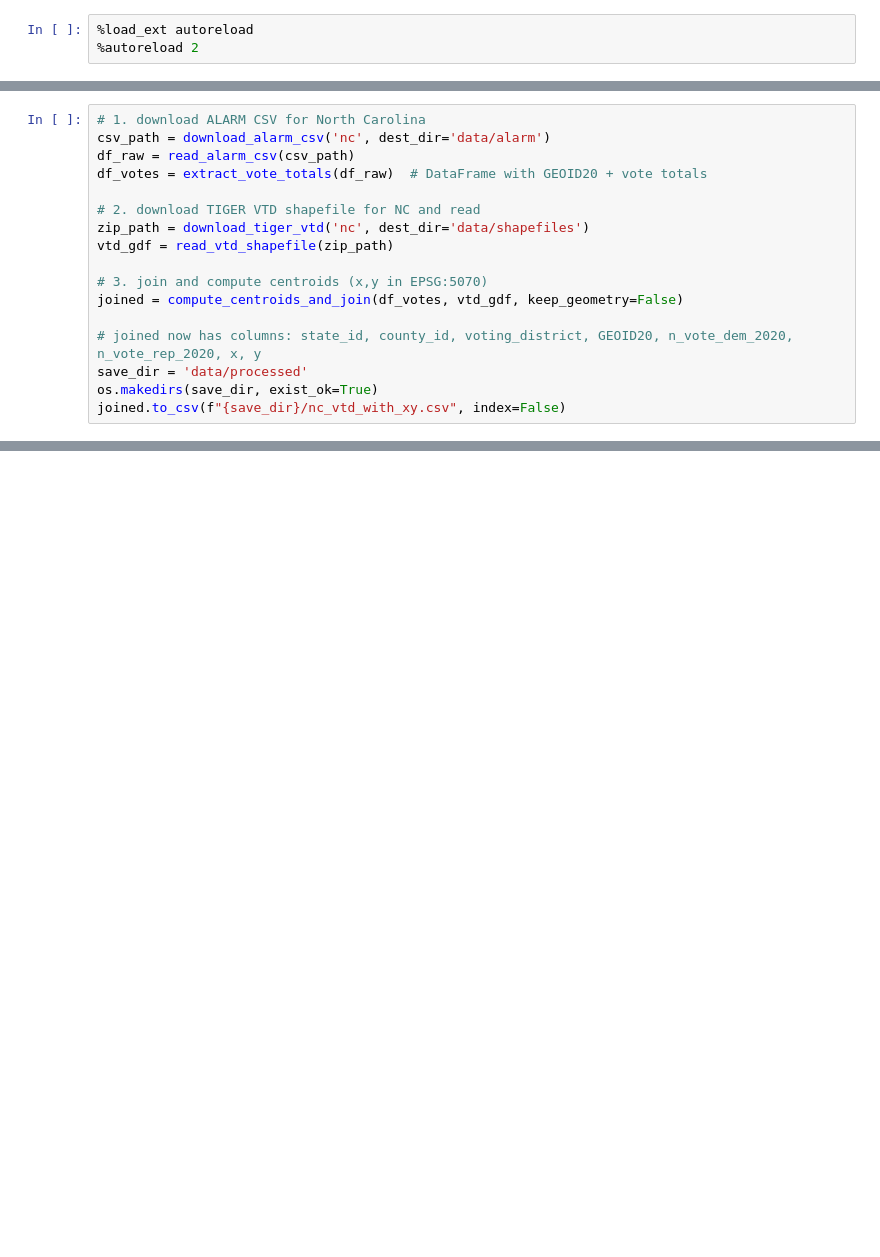
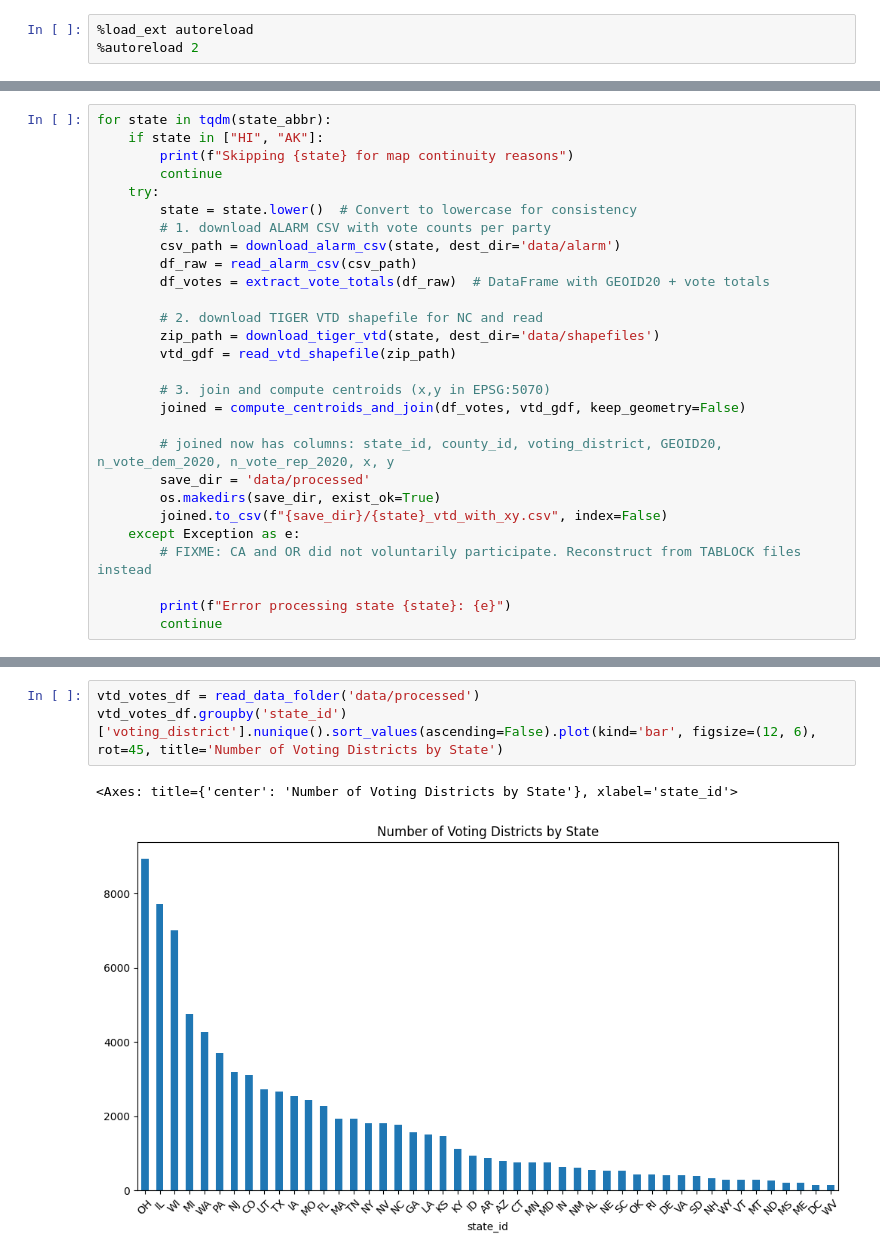
Before and after one commit to fyng/cellmander, a Jupyter notebook: notebooks/demo.ipynb, the cells around one changed output, grey strips where cells are left out. Saved outputs shown, nothing was run; the diff lists cells and outputs as text; blank space fills up the shorter version.

Commit message:
voting district demo

```diff
--- a/notebooks/demo.ipynb
+++ b/notebooks/demo.ipynb
@@ -8,17 +33,28 @@ import os
 # %%
-# 1. download ALARM CSV for North Carolina
-csv_path = download_alarm_csv('nc', dest_dir='data/alarm')
-df_raw = read_alarm_csv(csv_path)
-df_votes = extract_vote_totals(df_raw)  # DataFrame with GEOID20 + vote totals
+for state in tqdm(state_abbr):
+    if state in ["HI", "AK"]:
+        print(f"Skipping {state} for map continuity reasons")
+        continue
+    try:
+        state = state.lower()  # Convert to lowercase for consistency
+        # 1. download ALARM CSV with vote counts per party
+        csv_path = download_alarm_csv(state, dest_dir='data/alarm')
+        df_raw = read_alarm_csv(csv_path)
+        df_votes = extract_vote_totals(df_raw)  # DataFrame with GEOID20 + vote totals
 
-# 2. download TIGER VTD shapefile for NC and read
-zip_path = download_tiger_vtd('nc', dest_dir='data/shapefiles')
-vtd_gdf = read_vtd_shapefile(zip_path)
+        # 2. download TIGER VTD shapefile for NC and read
+        zip_path = download_tiger_vtd(state, dest_dir='data/shapefiles')
+        vtd_gdf = read_vtd_shapefile(zip_path)
 
-# 3. join and compute centroids (x,y in EPSG:5070)
-joined = compute_centroids_and_join(df_votes, vtd_gdf, keep_geometry=False)
+        # 3. join and compute centroids (x,y in EPSG:5070)
+        joined = compute_centroids_and_join(df_votes, vtd_gdf, keep_geometry=False)
 
-# joined now has columns: state_id, county_id, voting_district, GEOID20, n_vote_dem_2020, n_vote_rep_2020, x, y
-save_dir = 'data/processed'
-os.makedirs(save_dir, exist_ok=True)
-joined.to_csv(f"{save_dir}/nc_vtd_with_xy.csv", index=False)
+        # joined now has columns: state_id, county_id, voting_district, GEOID20, n_vote_dem_2020, n_vote_rep_2020, x, y
+        save_dir = 'data/processed'
+        os.makedirs(save_dir, exist_ok=True)
+        joined.to_csv(f"{save_dir}/{state}_vtd_with_xy.csv", index=False)
+    except Exception as e:
+        # FIXME: CA and OR did not voluntarily participate. Reconstruct from TABLOCK files instead
+
+        print(f"Error processing state {state}: {e}")
+        continue
@@ -38,0 +132,6 @@ import os
+# %%
+vtd_votes_df = read_data_folder('data/processed')
+vtd_votes_df.groupby('state_id')['voting_district'].nunique().sort_values(ascending=False).plot(kind='bar', figsize=(12, 6), rot=45, title='Number of Voting Districts by State')
+# %% [output]
+<Axes: title={'center': 'Number of Voting Districts by State'}, xlabel='state_id'>
+[figure, added]
```
Also changed, not shown: parts of 20 cells of this notebook, 5 other files.
